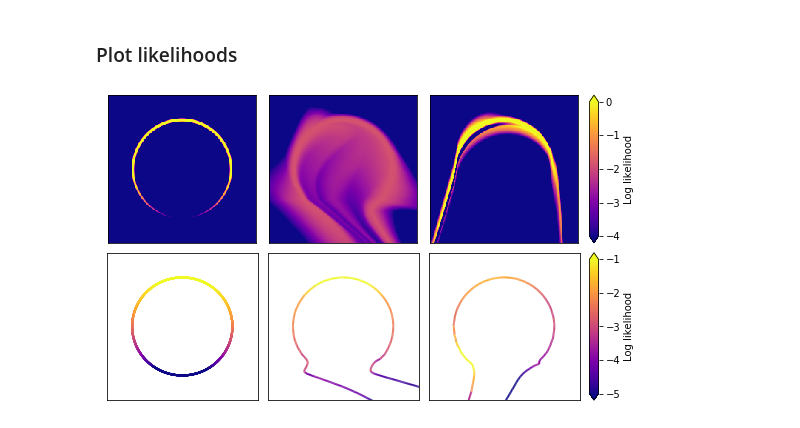
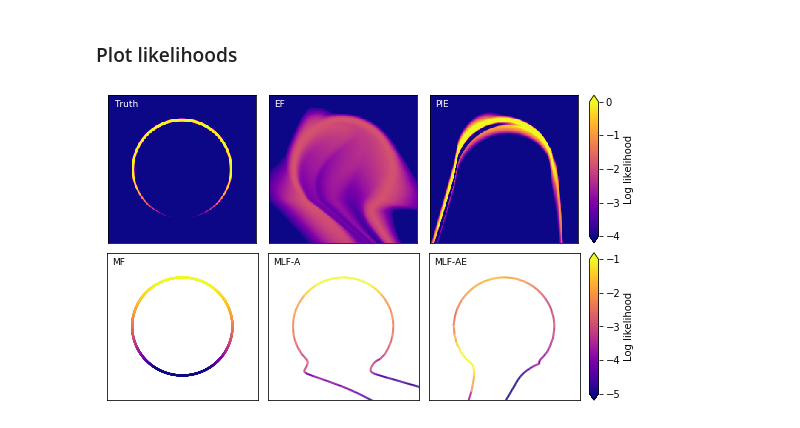
Before and after one commit to johannbrehmer/manifold-flow, a Jupyter notebook: experiments/notebooks/gaussian_on_a_circle.ipynb, the cells around one changed output. Drawn from its saved outputs; the diff is of its cells as text; code cells hidden in the pictures.

```diff
--- a/experiments/notebooks/gaussian_on_a_circle.ipynb
+++ b/experiments/notebooks/gaussian_on_a_circle.ipynb
@@ -399,6 +399,8 @@ plt.savefig("../figures/circle_generated_samples.pdf")
 show = ["truth", "sf", "pie_full", "mf", "mlfa", "mlfae"]
 cmins = [-4., -4., -4., -5., -5., -5.]
 cmaxs = [0., 0., 0., -1., -1., -1.]
+
+label_kwargs={"ha":"left", "va":"top", "x":-1.4, "y":1.4, "fontsize":9., "fontweight":"500"}
 
 fig, gs = ps.grid2_width(3, 2)
 
@@ -414,38 +416,40 @@ for i, (key, cmin, cmax) in enumerate(zip(show, cmins, cmaxs)):
         lc.set_array(np.clip(logp, cmin, cmax))
         lc.set_linewidth(2)
         im = ax.add_collection(lc)
+        plt.text(s=labels[key], c=ps.COLOR_NEUTRAL1, **label_kwargs)
 
     except KeyError:
         logp = logp_grid[key]
         im = plt.imshow(
             np.clip(logp, cmin, cmax),
             extent=(-im_extent, im_extent, -im_extent, im_extent),
             origin="lower",
             cmap=ps.CMAP,
             norm=matplotlib.colors.Normalize(cmin, cmax),
             interpolation='nearest'
         )
+        plt.text(s=labels[key], c=ps.COLOR_NEUTRAL4, **label_kwargs)
 
     plt.xlim(-im_extent, im_extent)
     plt.ylim(-im_extent, im_extent)
     ax.get_xaxis().set_visible(False)
     ax.get_yaxis().set_visible(False)
 
     if i in [0, 3]:
         ax = plt.subplot(gs[4*int(i>0) + 3])
         cbar = fig.colorbar(
             im,
             cax=ax,
             extend="both",
             #ticks=[0.,1.,2.,3.,4.,5.],
             #format=matplotlib.ticker.FuncFormatter(lambda x, _ : "{:.0f}".format(x**2))
         )
         cbar.set_label(r"Log likelihood")
         # ax.yaxis.set_label_coords(5., 0.5)
 
 plt.savefig("../figures/circle_log_likelihood.pdf", dpi=600)
 # %% [output]
-[figure, old version]
+[figure, new version]
 # %%
 import palettable
 cmaps = [
```
Also changed, not shown: parts of 3 cells of this notebook, 8 other files.
